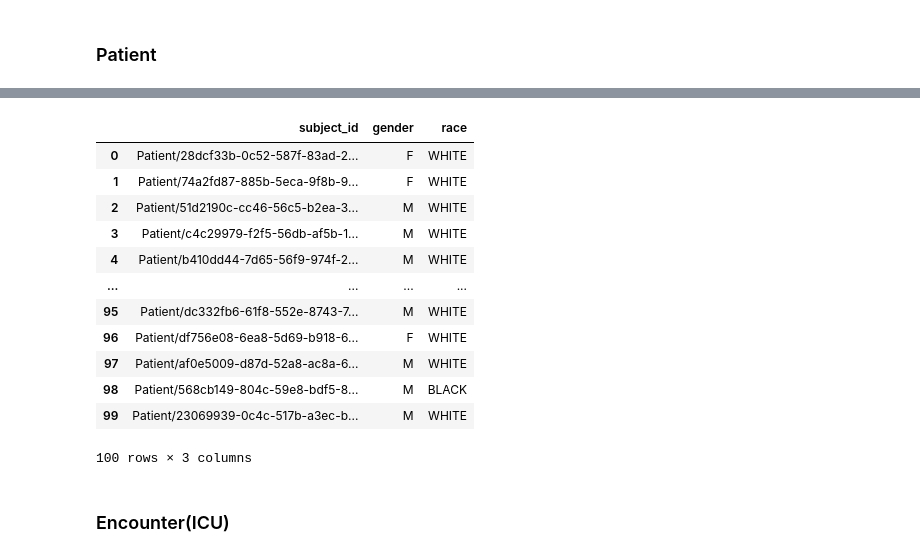
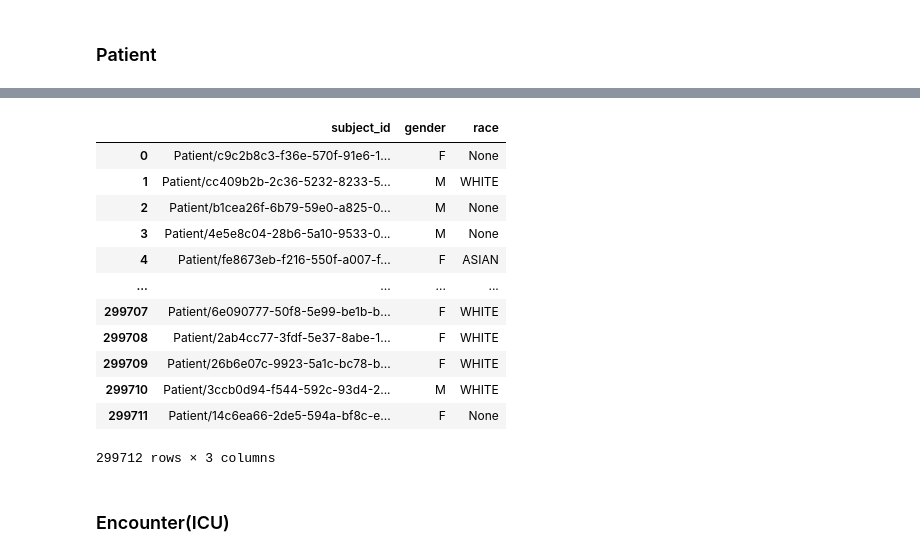
Before and after one commit to aehrc/sql-on-fhir-evaluation, a Jupyter notebook: notebooks/SOFTest.ipynb, the cells around one changed output, grey strips where cells are left out. Cells and saved outputs as stored; diff of their text form; code cells hidden in the pictures.

Commit message:
Adding SOF and SQL view files.

```diff
--- a/notebooks/SOFTest.ipynb
+++ b/notebooks/SOFTest.ipynb
@@ -4,7 +4,8 @@ import os
 from pathling import PathlingContext
 from pyspark.sql.functions import lit
 
-MIMIC_FHIR_PATH="../_data/mimic4-demo-ptl"
+#MIMIC_FHIR_PATH="../_data/mimic4-demo-ptl"
+MIMIC_FHIR_PATH="/Users/szu004/datasets/work/mimic-iv/mimic4-ptl"
 # %%
 os.environ['SPARK_CONF_DIR'] = os.path.abspath('../env/spark-conf')
 # %%
@@ -139,40 +139,41 @@ rv_patient.toPandas()
 # %%
-dv_patient = spark.sql("""
+spark.sql("""
+CREATE OR REPLACE TEMP VIEW dv_patient AS
 SELECT patient_id AS subject_id,
     CASE
         WHEN gender = 'male' THEN 'M'
         WHEN gender = 'female' THEN 'F'
     END AS gender,
     CASE
         WHEN race_system = 'urn:oid:2.16.840.1.113883.6.238' THEN
             CASE
                 WHEN race_code = '2106-3' THEN
                     CASE
                         WHEN ethnicity_system = 'urn:oid:2.16.840.1.113883.6.238' AND ethnicity_code = '2135-2' THEN 'HISPANIC'
                         ELSE 'WHITE'
                     END
                 WHEN race_code = '2054-5' THEN 'BLACK'
                 WHEN race_code = '2028-9' THEN 'ASIAN'
             END
     END AS race
-FROM rv_patient
+FROM rv_patient;
 """)
-dv_patient.createOrReplaceTempView('dv_patient')
+dv_patient = spark.sql("SELECT * FROM dv_patient")
 dv_patient.toPandas()
 # %% [output]
 |  | subject_id | gender | race |
-| 0 | Patient/28dcf33b-0c52-587f-83ad-2... | F | WHITE |
-| 1 | Patient/74a2fd87-885b-5eca-9f8b-9... | F | WHITE |
-| 2 | Patient/51d2190c-cc46-56c5-b2ea-3... | M | WHITE |
-| 3 | Patient/c4c29979-f2f5-56db-af5b-1... | M | WHITE |
-| 4 | Patient/b410dd44-7d65-56f9-974f-2... | M | WHITE |
+| 0 | Patient/c9c2b8c3-f36e-570f-91e6-1... | F | None |
+| 1 | Patient/cc409b2b-2c36-5232-8233-5... | M | WHITE |
+| 2 | Patient/b1cea26f-6b79-59e0-a825-0... | M | None |
+| 3 | Patient/4e5e8c04-28b6-5a10-9533-0... | M | None |
+| 4 | Patient/fe8673eb-f216-550f-a007-f... | F | ASIAN |
 | ... | ... | ... | ... |
-| 95 | Patient/dc332fb6-61f8-552e-8743-7... | M | WHITE |
-| 96 | Patient/df756e08-6ea8-5d69-b918-6... | F | WHITE |
-| 97 | Patient/af0e5009-d87d-52a8-ac8a-6... | M | WHITE |
-| 98 | Patient/568cb149-804c-59e8-bdf5-8... | M | BLACK |
-| 99 | Patient/23069939-0c4c-517b-a3ec-b... | M | WHITE |
+| 299707 | Patient/6e090777-50f8-5e99-be1b-b... | F | WHITE |
+| 299708 | Patient/2ab4cc77-3fdf-5e37-8abe-1... | F | WHITE |
+| 299709 | Patient/26b6e07c-9923-5a1c-bc78-b... | F | WHITE |
+| 299710 | Patient/3ccb0d94-f544-592c-93d4-2... | M | WHITE |
+| 299711 | Patient/14c6ea66-2de5-594a-bf8c-e... | F | None |
-100 rows × 3 columns
+299712 rows × 3 columns
 # %% [markdown]
 ### Encounter(ICU)
 # %%
```
Also changed, not shown: parts of 22 cells of this notebook, 38 other files.
